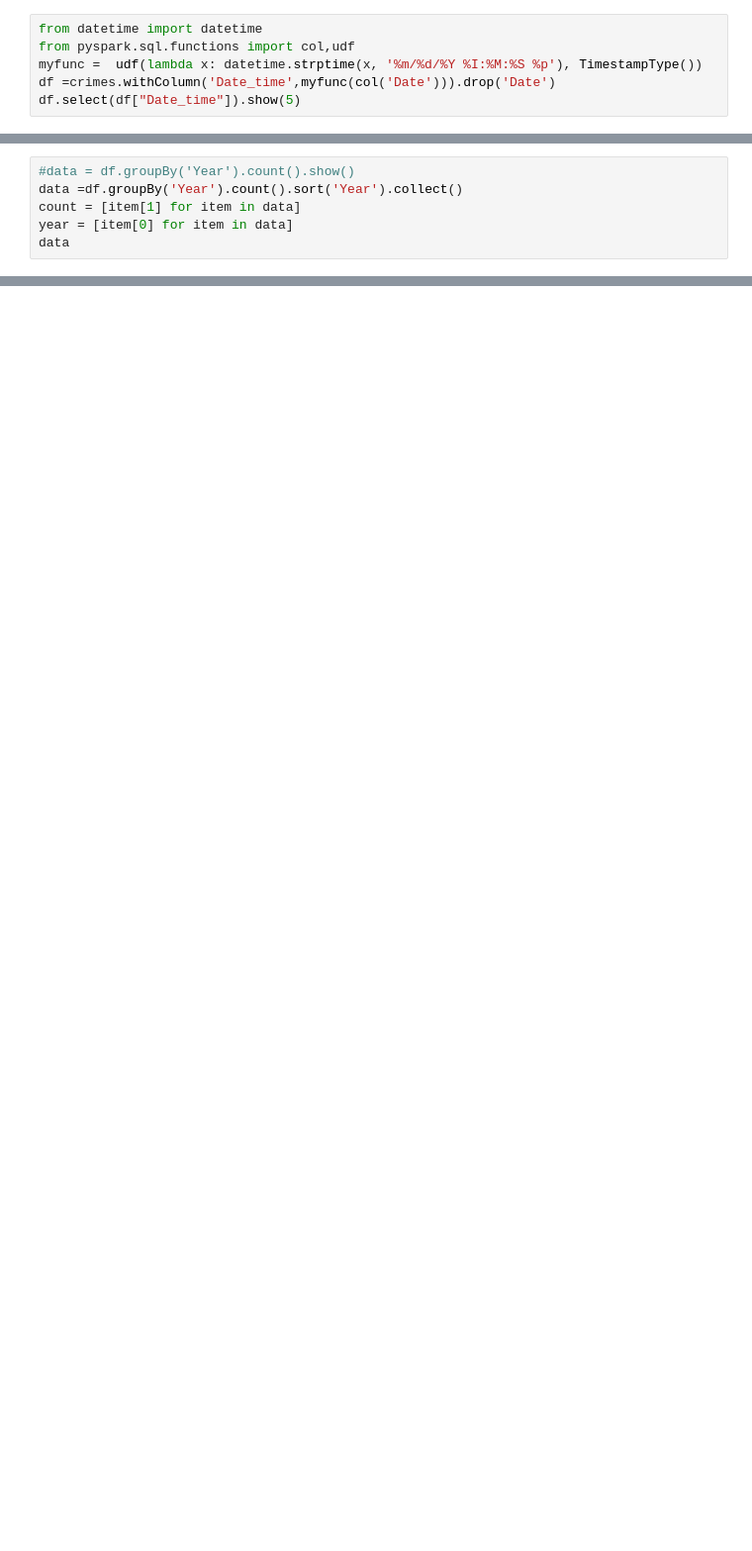
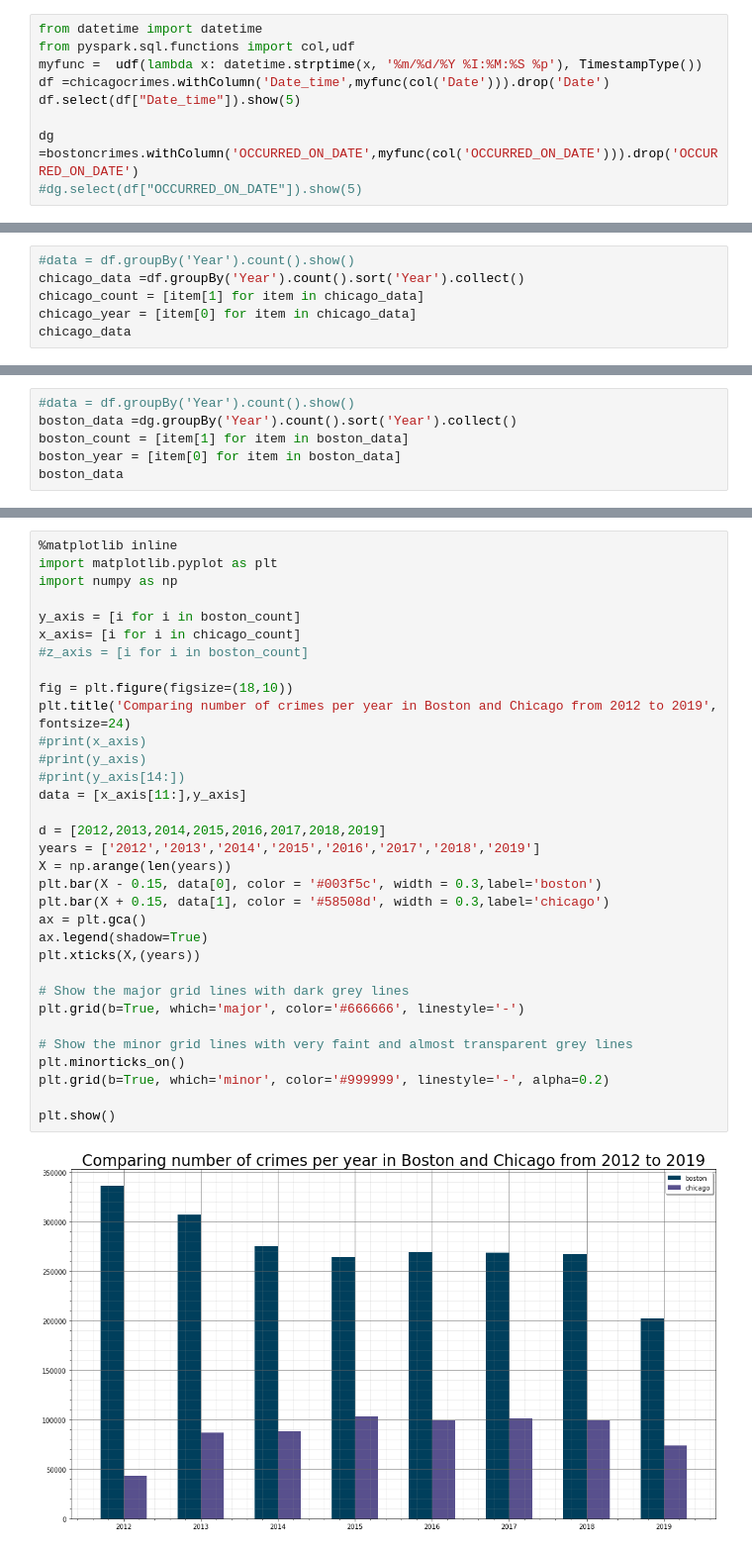
Before and after one commit to Kotiba-saket/DataMining, a Jupyter notebook: CrimeInBostenEnChicago.ipynb, the cells around one changed output, grey strips where cells are left out. Shown at 99% size. Cells and saved outputs as stored; diff of their text form; blank space fills up the shorter version.

Commit message:
updating CrimeInBostonEnChicago

```diff
--- a/CrimeInBostenEnChicago.ipynb
+++ b/CrimeInBostenEnChicago.ipynb
@@ -47,5 +137,8 @@ crimes.select('Date').show(10,truncate=False)
 from datetime import datetime
 from pyspark.sql.functions import col,udf
 myfunc =  udf(lambda x: datetime.strptime(x, '%m/%d/%Y %I:%M:%S %p'), TimestampType())
-df =crimes.withColumn('Date_time',myfunc(col('Date'))).drop('Date')
+df =chicagocrimes.withColumn('Date_time',myfunc(col('Date'))).drop('Date')
 df.select(df["Date_time"]).show(5)
+
+dg =bostoncrimes.withColumn('OCCURRED_ON_DATE',myfunc(col('OCCURRED_ON_DATE'))).drop('OCCURRED_ON_DATE')
+#dg.select(df["OCCURRED_ON_DATE"]).show(5)
@@ -52,6 +156,6 @@ df.select(df["Date_time"]).show(5)
 # %%
 #data = df.groupBy('Year').count().show()
-data =df.groupBy('Year').count().sort('Year').collect()
-count = [item[1] for item in data]
-year = [item[0] for item in data]
-data
+chicago_data =df.groupBy('Year').count().sort('Year').collect()
+chicago_count = [item[1] for item in chicago_data]
+chicago_year = [item[0] for item in chicago_data]
+chicago_data
@@ -79,0 +182,6 @@ plt.show()
+# %%
+#data = df.groupBy('Year').count().show()
+boston_data =dg.groupBy('Year').count().sort('Year').collect()
+boston_count = [item[1] for item in boston_data]
+boston_year = [item[0] for item in boston_data]
+boston_data
@@ -79,0 +197,35 @@ plt.show()
+# %%
+%matplotlib inline
+import matplotlib.pyplot as plt
+import numpy as np
+
+y_axis = [i for i in boston_count]
+x_axis= [i for i in chicago_count]
+#z_axis = [i for i in boston_count]
+
+fig = plt.figure(figsize=(18,10))
+plt.title('Comparing number of crimes per year in Boston and Chicago from 2012 to 2019', fontsize=24)
+#print(x_axis)
+#print(y_axis)
+#print(y_axis[14:])
+data = [x_axis[11:],y_axis]
+
+d = [2012,2013,2014,2015,2016,2017,2018,2019]
+years = ['2012','2013','2014','2015','2016','2017','2018','2019']
+X = np.arange(len(years))
+plt.bar(X - 0.15, data[0], color = '#003f5c', width = 0.3,label='boston')
+plt.bar(X + 0.15, data[1], color = '#58508d', width = 0.3,label='chicago')
+ax = plt.gca()
+ax.legend(shadow=True)
+plt.xticks(X,(years))
+
+# Show the major grid lines with dark grey lines
+plt.grid(b=True, which='major', color='#666666', linestyle='-')
+
+# Show the minor grid lines with very faint and almost transparent grey lines
+plt.minorticks_on()
+plt.grid(b=True, which='minor', color='#999999', linestyle='-', alpha=0.2)
+
+plt.show()
+# %% [output]
+[figure, added]
```
Also changed, not shown: parts of 24 cells of this notebook.
